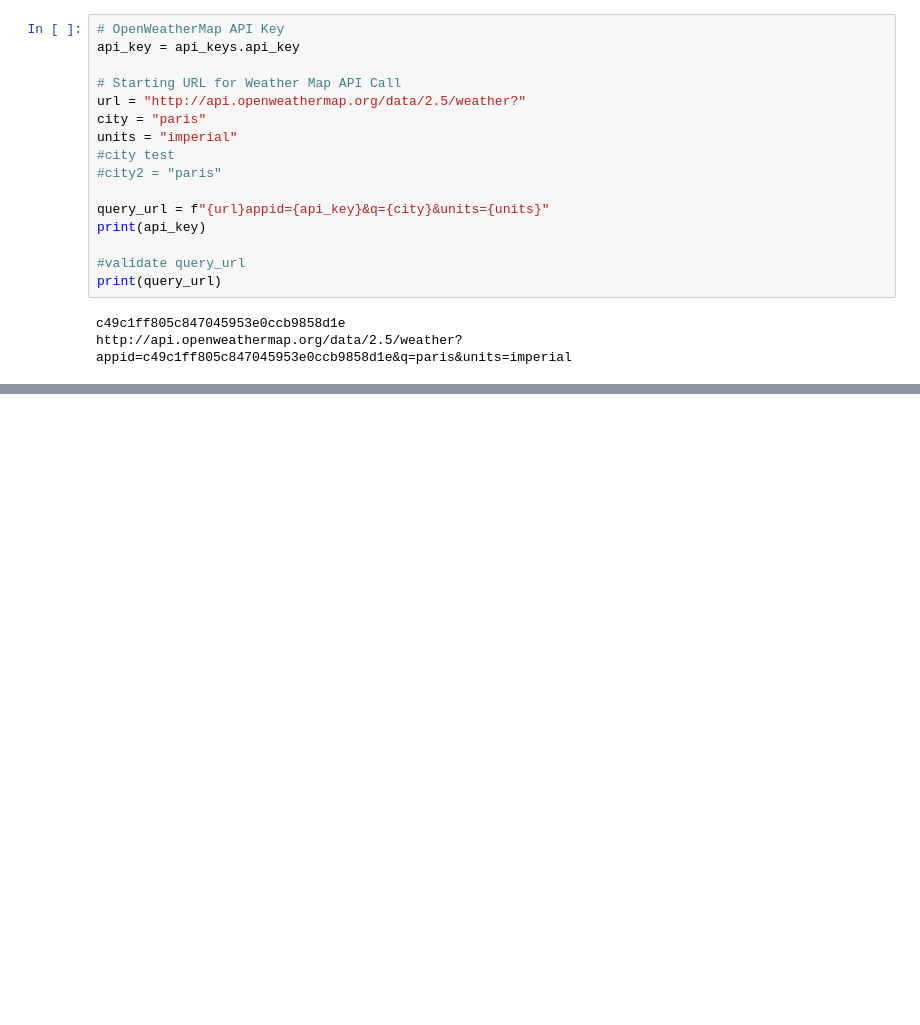
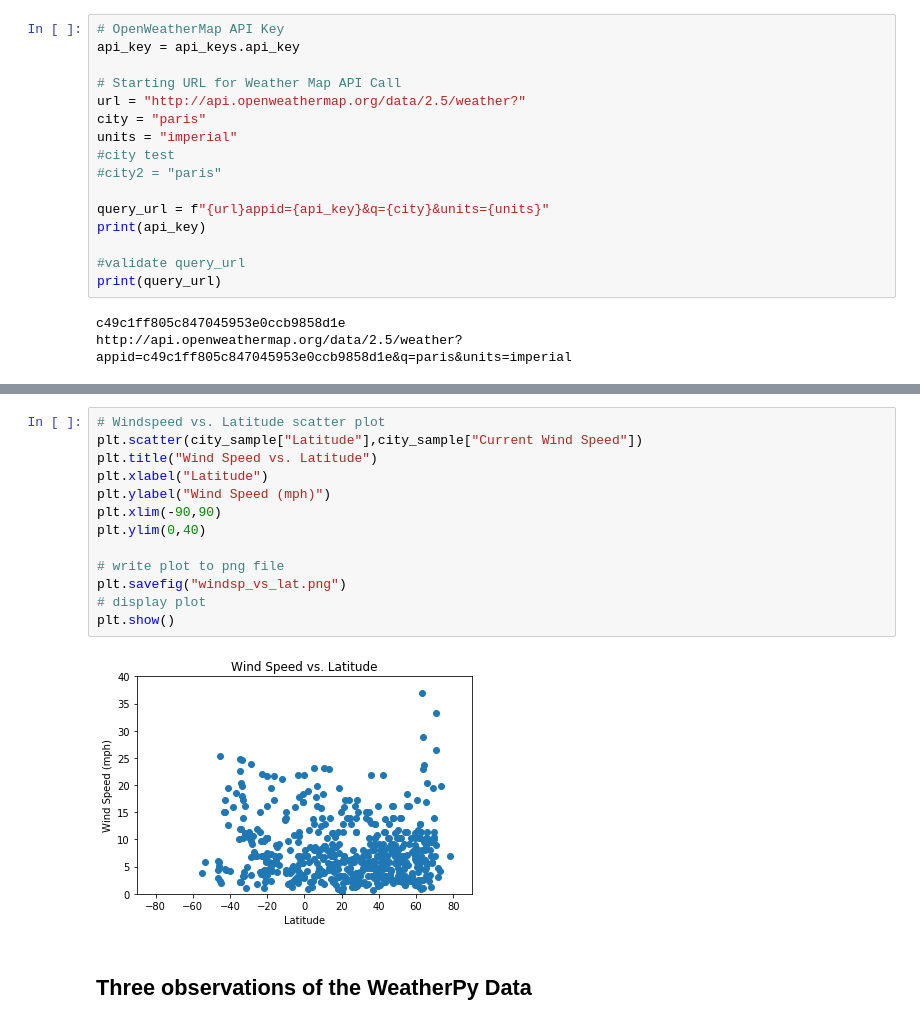
Before and after one commit to roricooper/weatherpy-challenge, a Jupyter notebook: starter_code/WeatherPy.ipynb, the cells around one changed output, grey strips where cells are left out. Saved outputs shown, nothing was run; the diff lists cells and outputs as text; blank space fills up the shorter version.

```diff
--- a/starter_code/WeatherPy.ipynb
+++ b/starter_code/WeatherPy.ipynb
@@ -157,0 +244,17 @@ AttributeError: 'Series' object has no attribute 'City'
+# %%
+# Windspeed vs. Latitude scatter plot
+plt.scatter(city_sample["Latitude"],city_sample["Current Wind Speed"])
+plt.title("Wind Speed vs. Latitude")
+plt.xlabel("Latitude")
+plt.ylabel("Wind Speed (mph)")
+plt.xlim(-90,90)
+plt.ylim(0,40)
+
+# write plot to png file
+plt.savefig("windsp_vs_lat.png")
+# display plot
+plt.show()
+# %% [output]
+[figure, added]
+# %% [markdown]
+## Three observations of the WeatherPy Data
```
Also changed, not shown: parts of 13 cells of this notebook, 8 other files.
